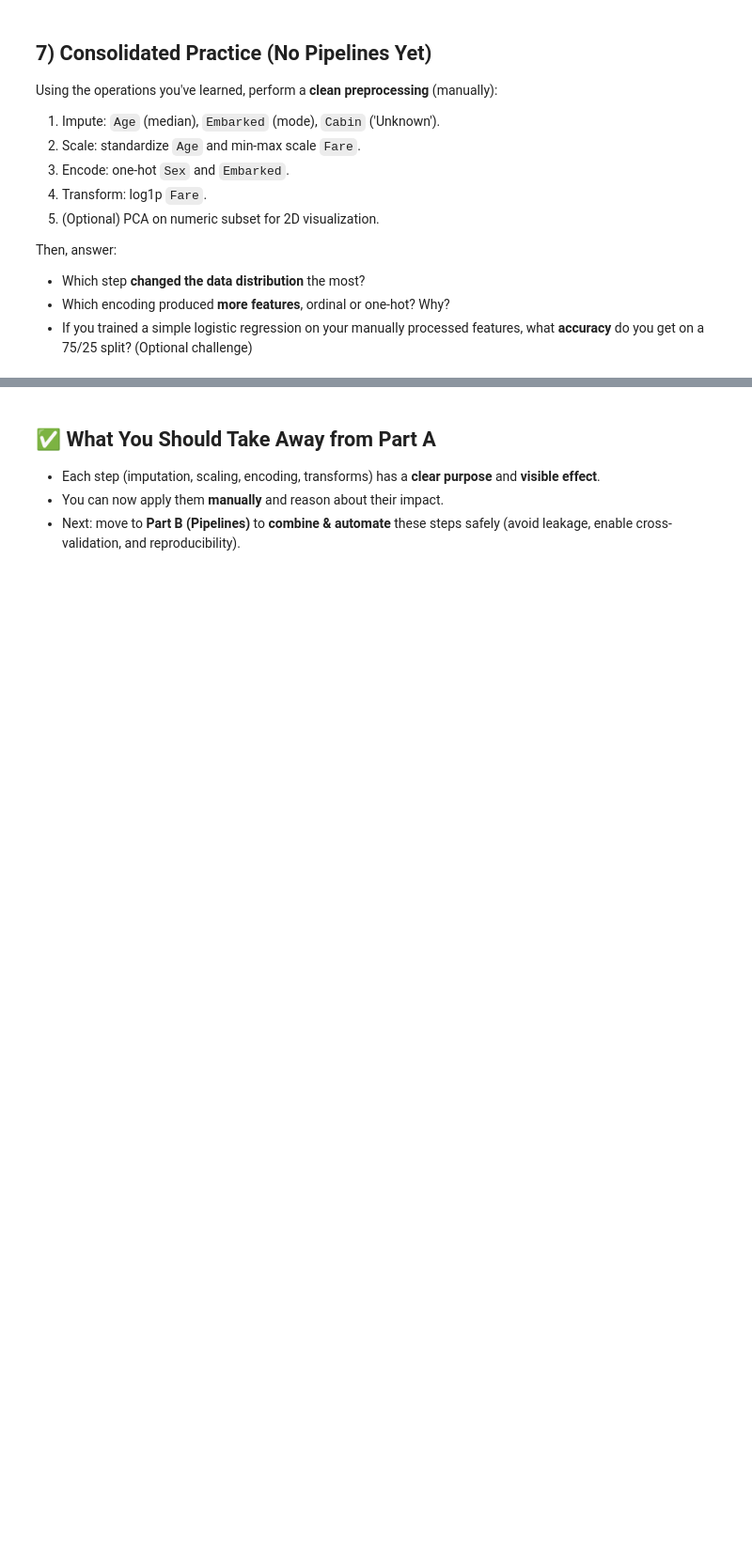
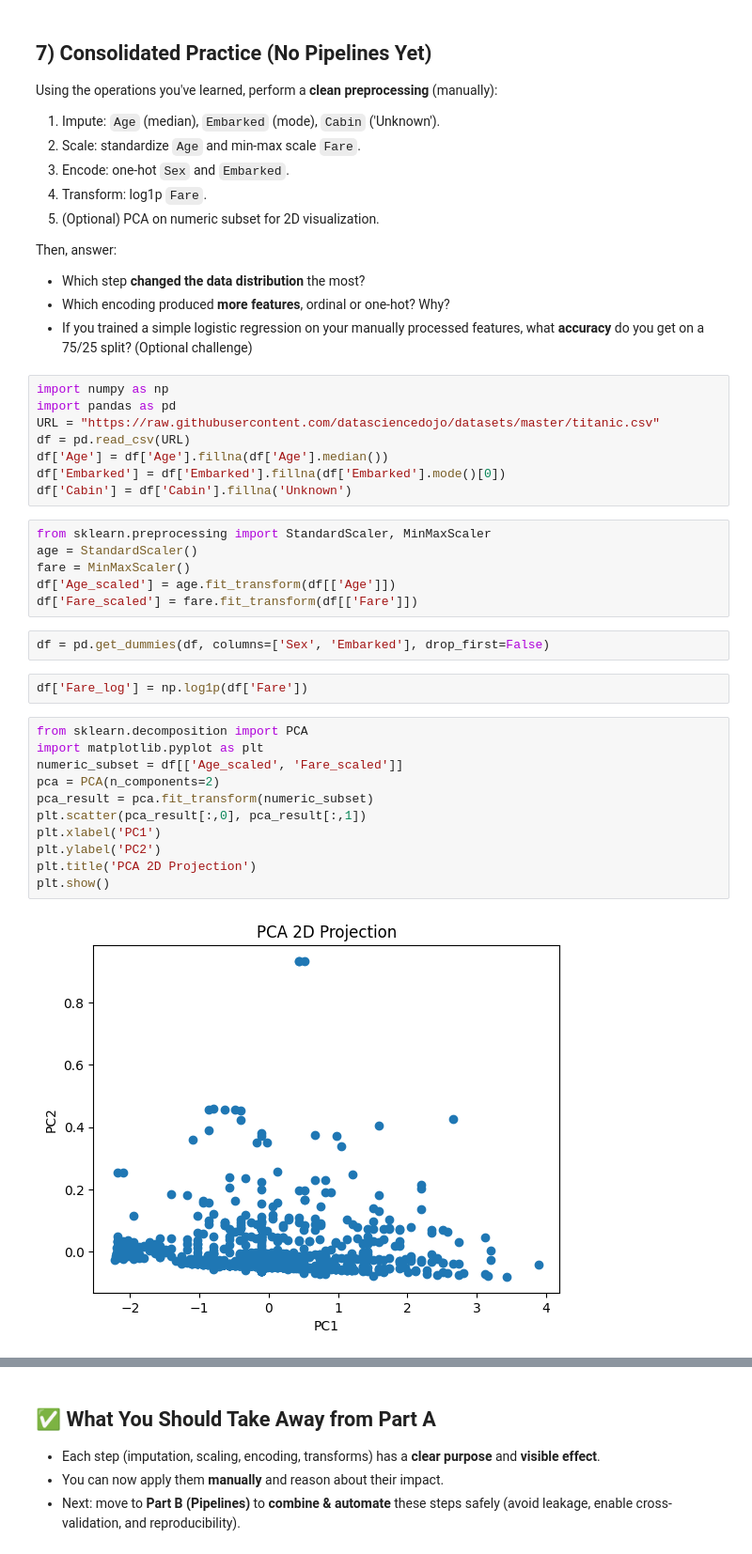
Before and after one commit to aadarshsenapati/machine-learning, a Jupyter notebook: Lab2_AP23110010458_Feature_Engineering_PartA.ipynb, the cells around one changed output, grey strips where cells are left out. Shown at 94% size. Drawn from its saved outputs; the diff is of its cells as text; blank space fills up the shorter version.

```diff
--- a/Lab2_AP23110010458_Feature_Engineering_PartA.ipynb
+++ b/Lab2_AP23110010458_Feature_Engineering_PartA.ipynb
@@ -438,3 +486,34 @@ Then, answer:
 - Which step **changed the data distribution** the most?
 - Which encoding produced **more features**, ordinal or one-hot? Why?
 - If you trained a simple logistic regression on your manually processed features, what **accuracy** do you get on a 75/25 split? (Optional challenge)
+# %%
+import numpy as np
+import pandas as pd
+URL = "https://raw.githubusercontent.com/datasciencedojo/datasets/master/titanic.csv"
+df = pd.read_csv(URL)
+df['Age'] = df['Age'].fillna(df['Age'].median())
+df['Embarked'] = df['Embarked'].fillna(df['Embarked'].mode()[0])
+df['Cabin'] = df['Cabin'].fillna('Unknown')
+# %%
+from sklearn.preprocessing import StandardScaler, MinMaxScaler
+age = StandardScaler()
+fare = MinMaxScaler()
+df['Age_scaled'] = age.fit_transform(df[['Age']])
+df['Fare_scaled'] = fare.fit_transform(df[['Fare']])
+# %%
+df = pd.get_dummies(df, columns=['Sex', 'Embarked'], drop_first=False)
+# %%
+df['Fare_log'] = np.log1p(df['Fare'])
+# %%
+from sklearn.decomposition import PCA
+import matplotlib.pyplot as plt
+numeric_subset = df[['Age_scaled', 'Fare_scaled']]
+pca = PCA(n_components=2)
+pca_result = pca.fit_transform(numeric_subset)
+plt.scatter(pca_result[:,0], pca_result[:,1])
+plt.xlabel('PC1')
+plt.ylabel('PC2')
+plt.title('PCA 2D Projection')
+plt.show()
+# %% [output]
+[figure, added]
```
Also changed, not shown: parts of 4 cells of this notebook.
